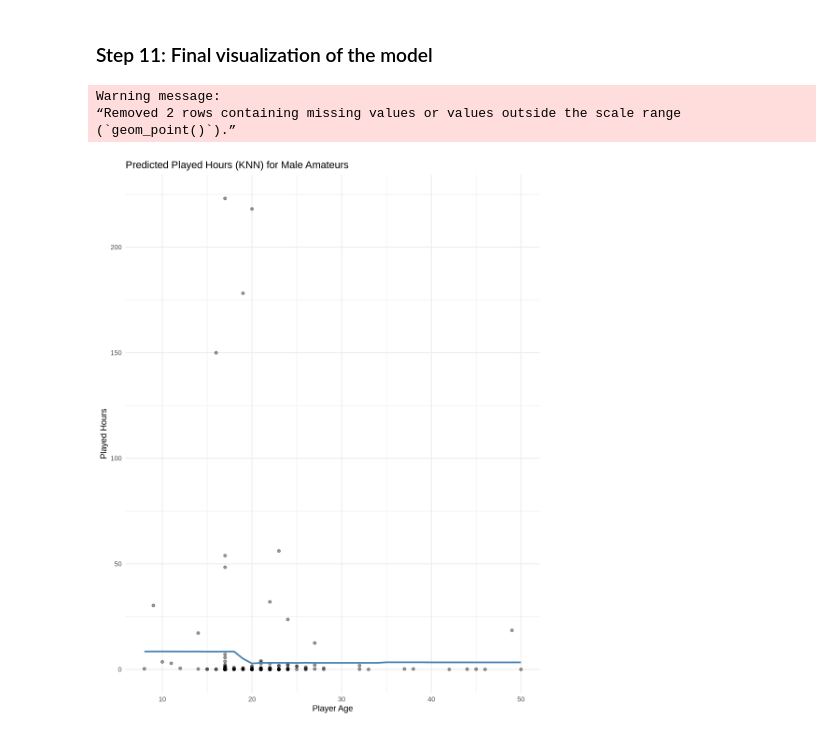
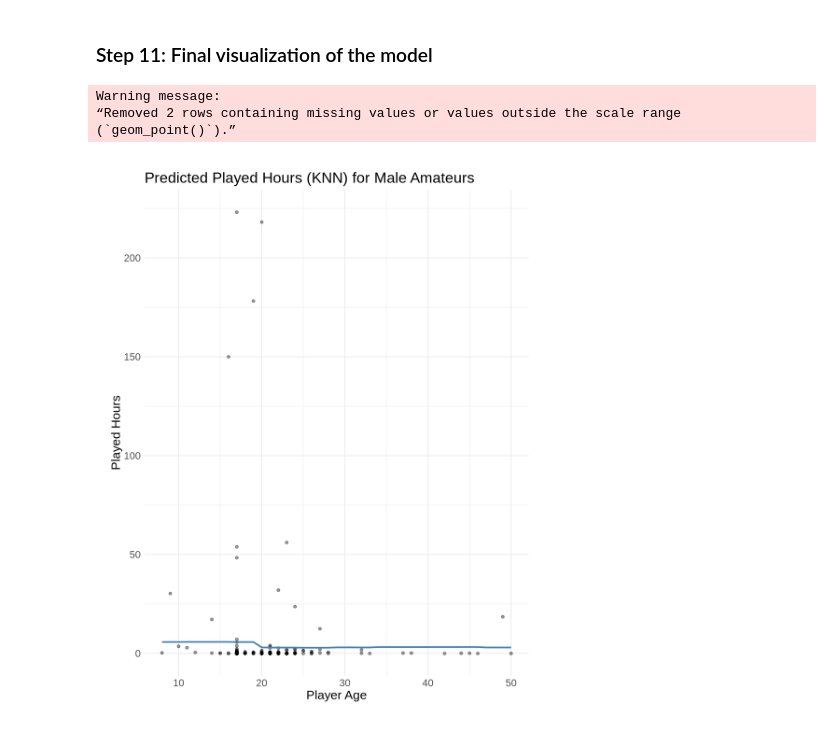
Before and after one commit to johnnyleeom/DSCI100-Project, a Jupyter notebook: Intro.ipynb, the cells around one changed output. Cells and saved outputs as stored; diff of their text form; code cells hidden in the pictures.

Commit message:
increased font size for last visualization

```diff
--- a/Intro.ipynb
+++ b/Intro.ipynb
@@ -379,29 +397,33 @@ A tibble: 1 × 3
 # %%
 options(repr.plot.width = 8, repr.plot.height = 10)
 
 prediction_grid <- tibble(
   Age = seq(min(players$Age, na.rm = TRUE), max(players$Age, na.rm = TRUE), by = 1),
   gender = "Male",
   experience = "Amateur"
 )
 
 # 2. Predict using the fitted model
 age_preds <- trainingFit |>
   predict(prediction_grid) |>
   bind_cols(prediction_grid)
 
 # 3. Plot predicted vs actual (on training or full data)
 plot_final <- ggplot(players, aes(x = Age, y = played_hours)) +
   geom_point(alpha = 0.4) +
   geom_line(data = age_preds, aes(x = Age, y = .pred), color = "steelblue", linewidth = 1) +
   xlab("Player Age") +
   ylab("Played Hours") +
   ggtitle("Predicted Played Hours (KNN) for Male Amateurs") +
-  theme_minimal()
+  theme_minimal() +
+theme(
+    text = element_text(size = 16),
+    plot.margin = margin(20, 20, 20, 20))
+
 
 plot_final
 # %% [output]
 Warning message:
 “Removed 2 rows containing missing values or values outside the scale range
 (`geom_point()`).”
-[figure, old version]
+[figure, new version]
```
Also changed, not shown: parts of 6 cells of this notebook.
